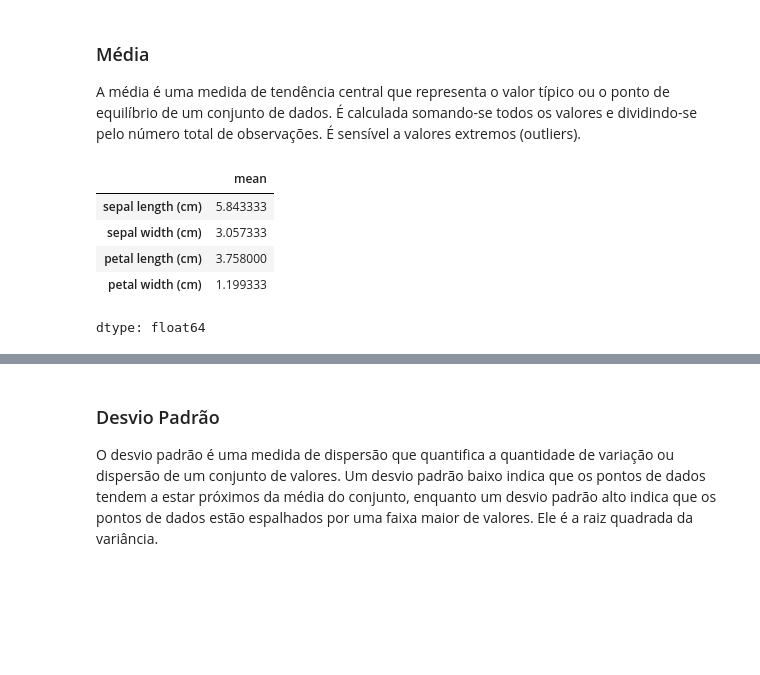
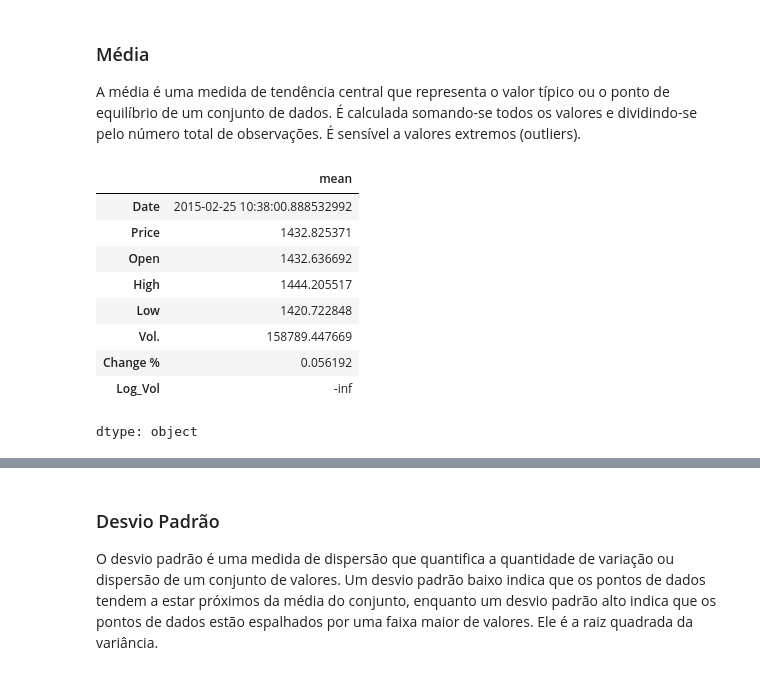
Before and after one commit to lalipedrozo/PUC_MVP_Analise_de_Dados, a Jupyter notebook: PUC_MVP_Analise_de_Dados.ipynb, the cells around one changed output, grey strips where cells are left out. Saved outputs shown, nothing was run; the diff lists cells and outputs as text; code cells hidden in the pictures; blank space fills up the shorter version.

```diff
--- a/PUC_MVP_Analise_de_Dados.ipynb
+++ b/PUC_MVP_Analise_de_Dados.ipynb
@@ -131,10 +125,3 @@ np.int64(0)
-# %%
-# Convertendo dados do tipo object para sting
-cols = df.select_dtypes(include='object').columns
-df[cols] = df[cols].astype('string')
-
-# Convertento data para datetime
-df['Date'] = pd.to_datetime(df['Date'])
 # %% [markdown]
 # Análise de Dados
 
@@ -199,13 +190,17 @@ df.describe()
 A média é uma medida de tendência central que representa o valor típico ou o ponto de equilíbrio de um conjunto de dados. É calculada somando-se todos os valores e dividindo-se pelo número total de observações. É sensível a valores extremos (outliers).
 # %%
 # média dos atributos numéricos do dataset
-df.describe().loc['mean']
+df.describe().loc['mean', :]
 # %% [output]
 |  | mean |
-| sepal length (cm) | 5.843333 |
-| sepal width (cm) | 3.057333 |
-| petal length (cm) | 3.758000 |
-| petal width (cm) | 1.199333 |
+| Date | 2015-02-25 10:38:00.888532992 |
+| Price | 1432.825371 |
+| Open | 1432.636692 |
+| High | 1444.205517 |
+| Low | 1420.722848 |
+| Vol. | 158789.447669 |
+| Change % | 0.056192 |
+| Log_Vol | -inf |
-dtype: float64
+dtype: object
 # %%
 # Qual gráfico seria interessante usar pra mostrar a média?
```
Also changed, not shown: parts of 77 cells of this notebook.
